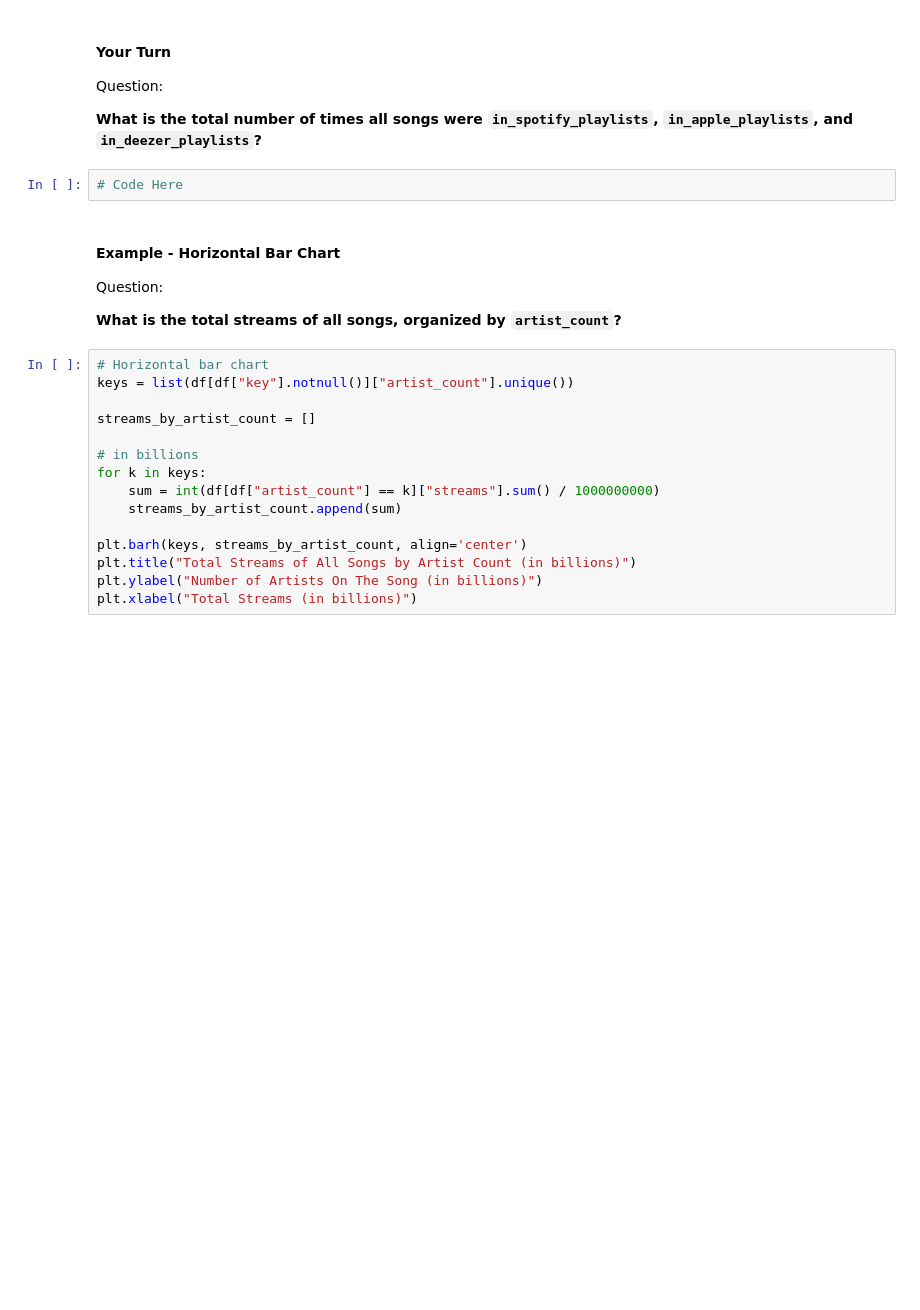
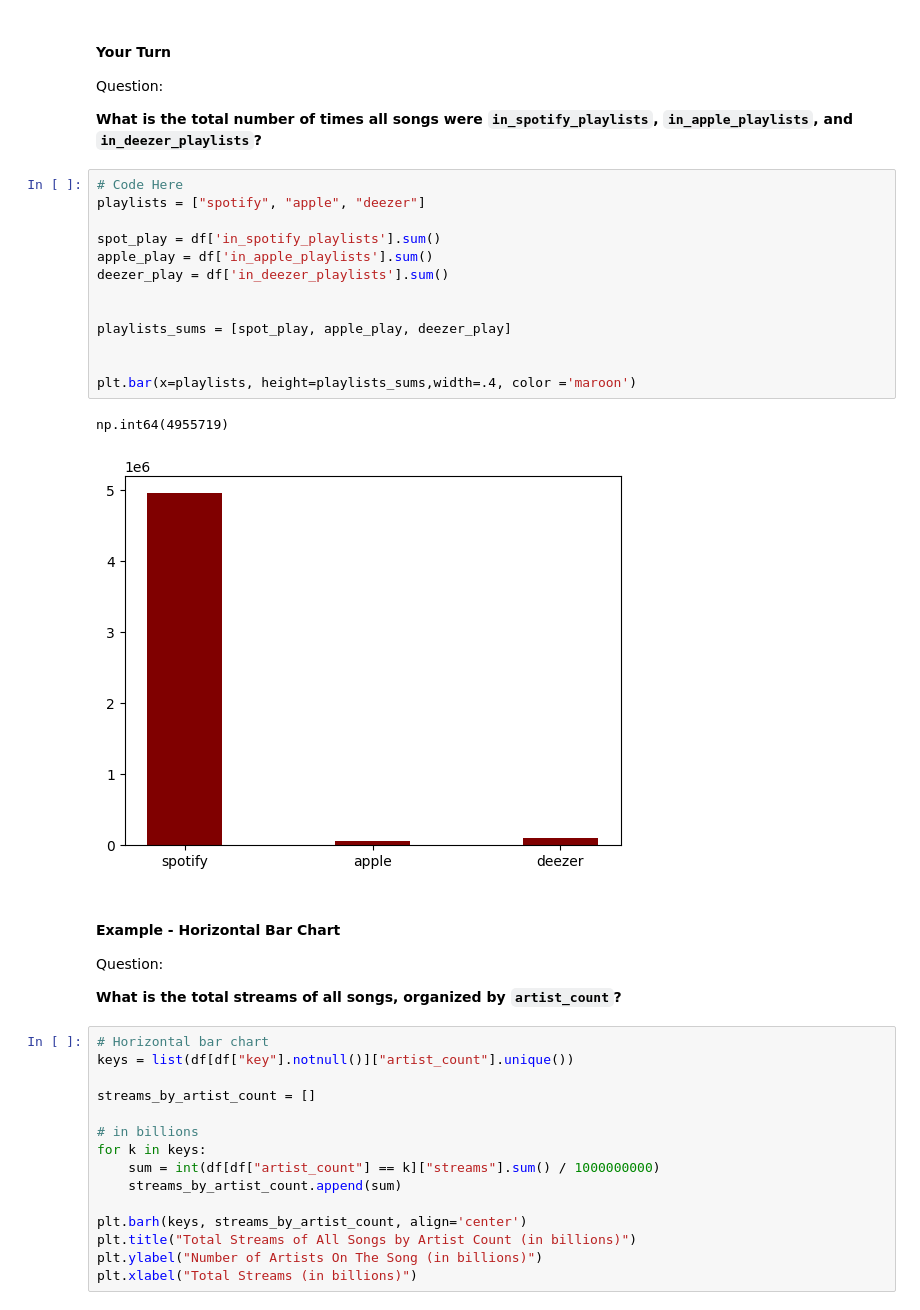
Before and after one commit to john1jung/data-analysis-projects-class-19-and-20, a Jupyter notebook: class-19/exercises/data-viz-exercises.ipynb, the cells around one changed output. Cells and saved outputs as stored; diff of their text form; blank space fills up the shorter version.

```diff
--- a/class-19/exercises/data-viz-exercises.ipynb
+++ b/class-19/exercises/data-viz-exercises.ipynb
@@ -182,8 +212,22 @@ plt.ylabel("Total Streams (in billions)")
 Question:
 
 **What is the total number of times all songs were `in_spotify_playlists`, `in_apple_playlists`, and `in_deezer_playlists`?**
-# %%
-# Code Here
+# %%
+# Code Here
+playlists = ["spotify", "apple", "deezer"]
+
+spot_play = df['in_spotify_playlists'].sum()
+apple_play = df['in_apple_playlists'].sum()
+deezer_play = df['in_deezer_playlists'].sum()
+
+
+playlists_sums = [spot_play, apple_play, deezer_play]
+
+
+plt.bar(x=playlists, height=playlists_sums,width=.4, color ='maroon')
+# %% [output]
+np.int64(4955719)
+[figure, added]
 # %% [markdown]
 #### Example - Horizontal Bar Chart
 
```
Also changed, not shown: parts of 9 cells of this notebook, 1 other file.
